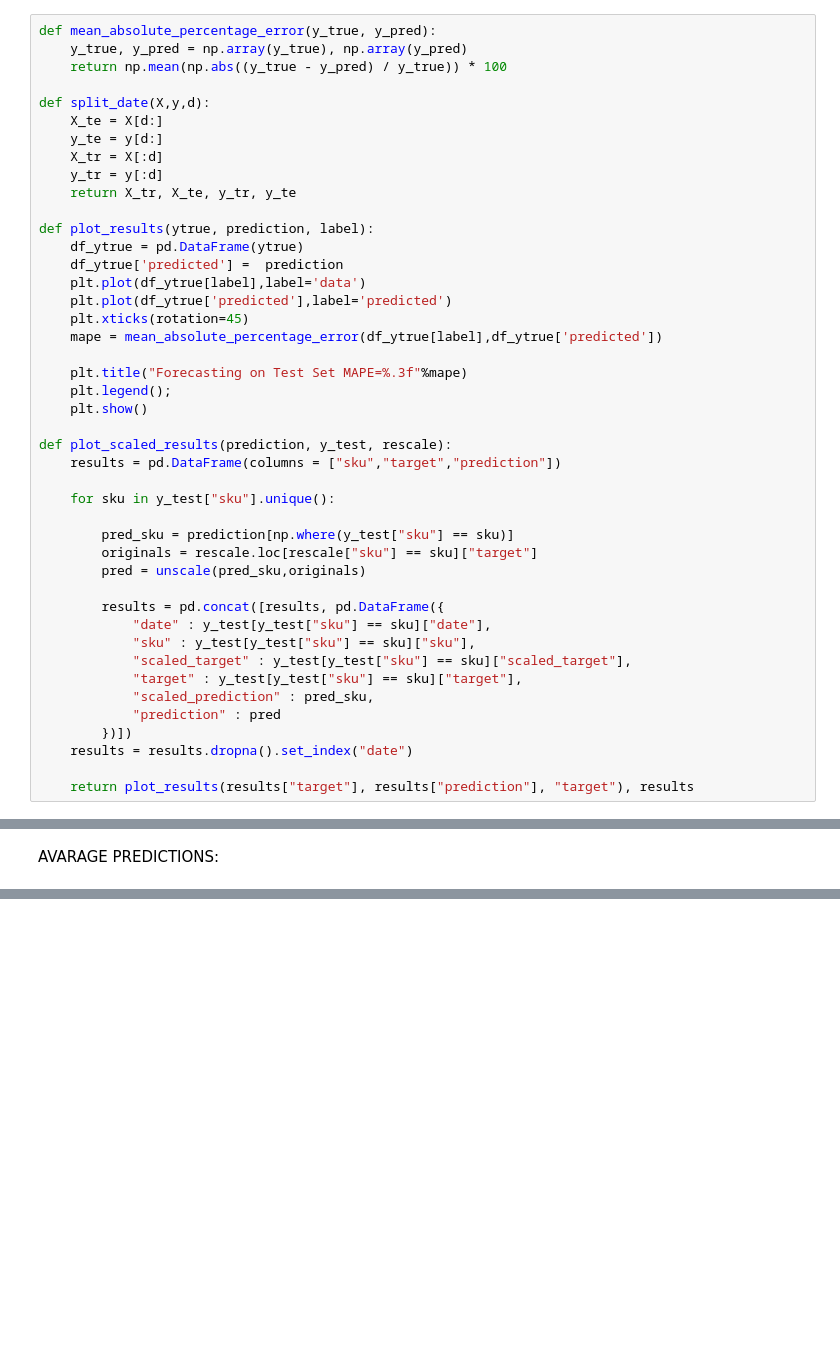
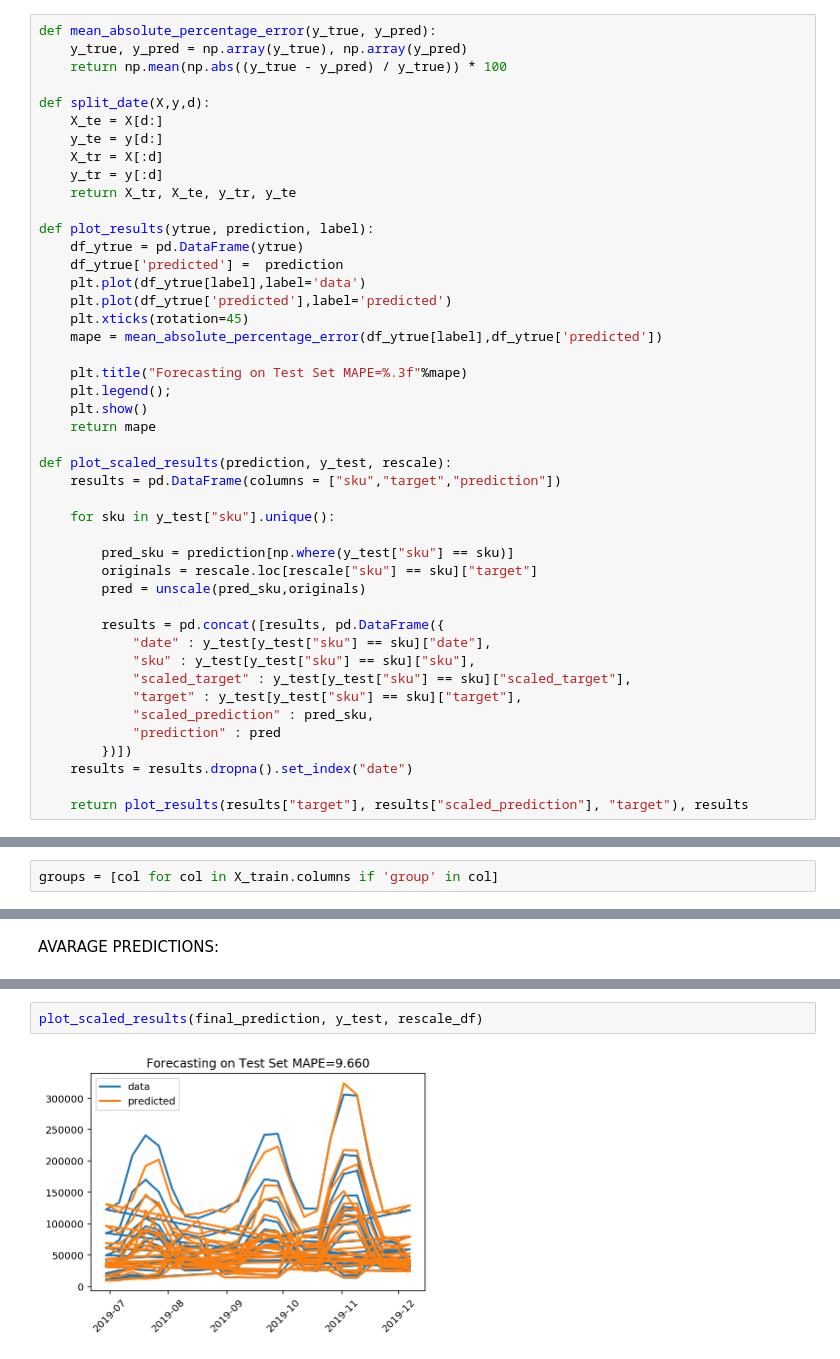
Before and after one commit to LucaCellamare/BIP-Project-sales-forecasting, a Jupyter notebook: single_and_avarage_REPORT.ipynb, the cells around one changed output, grey strips where cells are left out. Drawn from its saved outputs; the diff is of its cells as text; blank space fills up the shorter version.

```diff
--- a/single_and_avarage_REPORT.ipynb
+++ b/single_and_avarage_REPORT.ipynb
@@ -58,6 +63,7 @@ def plot_results(ytrue, prediction, label):
     plt.title("Forecasting on Test Set MAPE=%.3f"%mape)
     plt.legend();
     plt.show()
+    return mape
 
 def plot_scaled_results(prediction, y_test, rescale):
     results = pd.DataFrame(columns = ["sku","target","prediction"])
@@ -78,7 +84,7 @@ def plot_scaled_results(prediction, y_test, rescale):
         })])
     results = results.dropna().set_index("date")
 
-    return plot_results(results["target"], results["prediction"], "target"), results
+    return plot_results(results["target"], results["scaled_prediction"], "target"), results
 # %% [markdown]
 ### SCALING FUNCTIONS
 # %%
@@ -155,6 +153,8 @@ X_test = simple_test[['scaled_month',
             'scaled_promo','scaled_diff1','scaled_diff2','percentage_diff1','scaled_price',"scaled_rolling2"]]
 # %%
 y_test = simple_test[["date","sku","scaled_target","target"]]
+# %%
+groups = [col for col in X_train.columns if 'group' in col]
 # %% [markdown]
 ### COMPUTE PREDICTIONS FOR EACH CORRELATION GROUP
 # %%
@@ -344,0 +346,4 @@ mape
+# %%
+plot_scaled_results(final_prediction, y_test, rescale_df)
+# %% [output]
+[figure, added]
```
Also changed, not shown: parts of 12 cells of this notebook.
